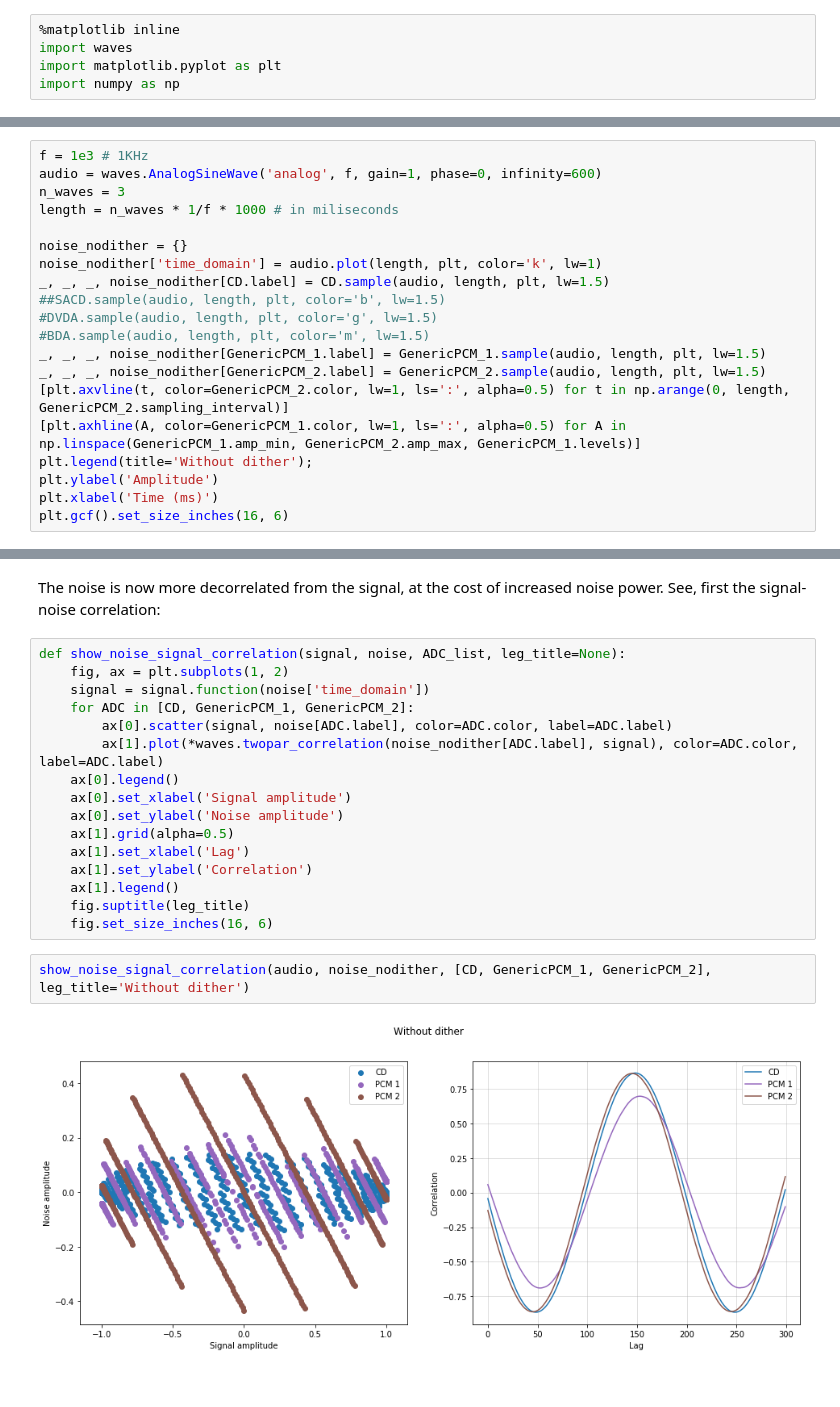
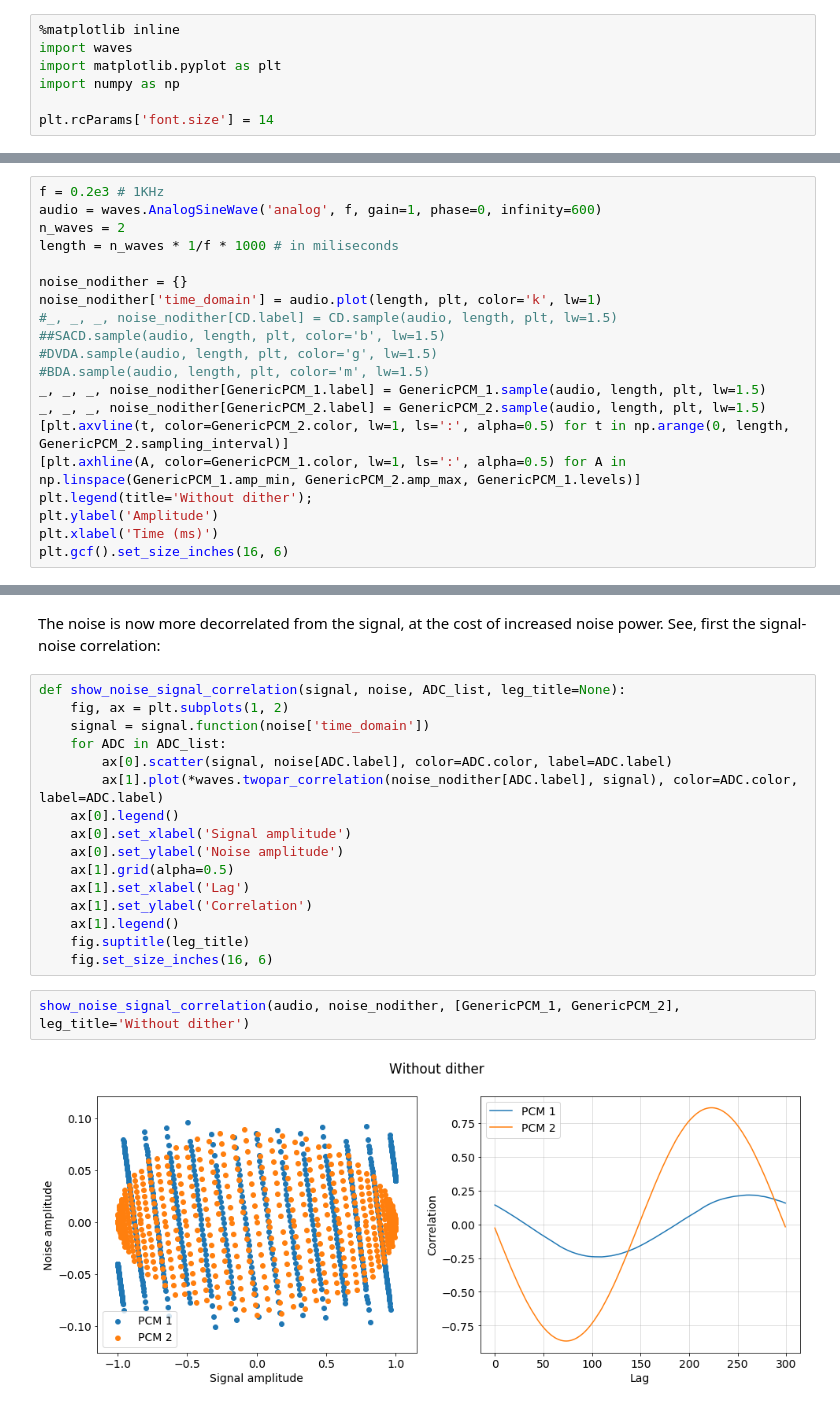
Before and after one commit to marcondos/signal, a Jupyter notebook: sampling.ipynb, the cells around one changed output, grey strips where cells are left out. Cells and saved outputs as stored; diff of their text form.

```diff
--- a/sampling.ipynb
+++ b/sampling.ipynb
@@ -3,6 +3,8 @@
 import waves
 import matplotlib.pyplot as plt
 import numpy as np
+
+plt.rcParams['font.size'] = 14
 # %% [markdown]
 A/D conversion
 =============
@@ -30,14 +32,14 @@ BDA = waves.HFPALinearPCM('Blu-Ray Audio')
 GenericPCM_1 = waves.PCMSampler('PCM 1', 44100, 4) # Same CD frequency, lower resolution
 GenericPCM_2 = waves.PCMSampler('PCM 2', 14000, 16) # Same CD resolution, lower frequency
 # %%
-f = 1e3 # 1KHz
+f = 0.2e3 # 1KHz
 audio = waves.AnalogSineWave('analog', f, gain=1, phase=0, infinity=600)
-n_waves = 3
+n_waves = 2
 length = n_waves * 1/f * 1000 # in miliseconds
 
 noise_nodither = {}
 noise_nodither['time_domain'] = audio.plot(length, plt, color='k', lw=1)
-_, _, _, noise_nodither[CD.label] = CD.sample(audio, length, plt, lw=1.5)
+#_, _, _, noise_nodither[CD.label] = CD.sample(audio, length, plt, lw=1.5)
 ##SACD.sample(audio, length, plt, color='b', lw=1.5)
 #DVDA.sample(audio, length, plt, color='g', lw=1.5)
 #BDA.sample(audio, length, plt, color='m', lw=1.5)
@@ -83,7 +83,7 @@ See, first the signal-noise correlation:
 def show_noise_signal_correlation(signal, noise, ADC_list, leg_title=None):
     fig, ax = plt.subplots(1, 2)
     signal = signal.function(noise['time_domain'])
-    for ADC in [CD, GenericPCM_1, GenericPCM_2]:
+    for ADC in ADC_list:
         ax[0].scatter(signal, noise[ADC.label], color=ADC.color, label=ADC.label)
         ax[1].plot(*waves.twopar_correlation(noise_nodither[ADC.label], signal), color=ADC.color, label=ADC.label)
     ax[0].legend()
@@ -96,7 +96,7 @@ def show_noise_signal_correlation(signal, noise, ADC_list, leg_title=None):
     fig.suptitle(leg_title)
     fig.set_size_inches(16, 6)
 # %%
-show_noise_signal_correlation(audio, noise_nodither, [CD, GenericPCM_1, GenericPCM_2], leg_title='Without dither')
+show_noise_signal_correlation(audio, noise_nodither, [GenericPCM_1, GenericPCM_2], leg_title='Without dither')
 # %% [output]
-[figure, old version]
+[figure, new version]
 # %%
```
Also changed, not shown: parts of 3 cells of this notebook.
